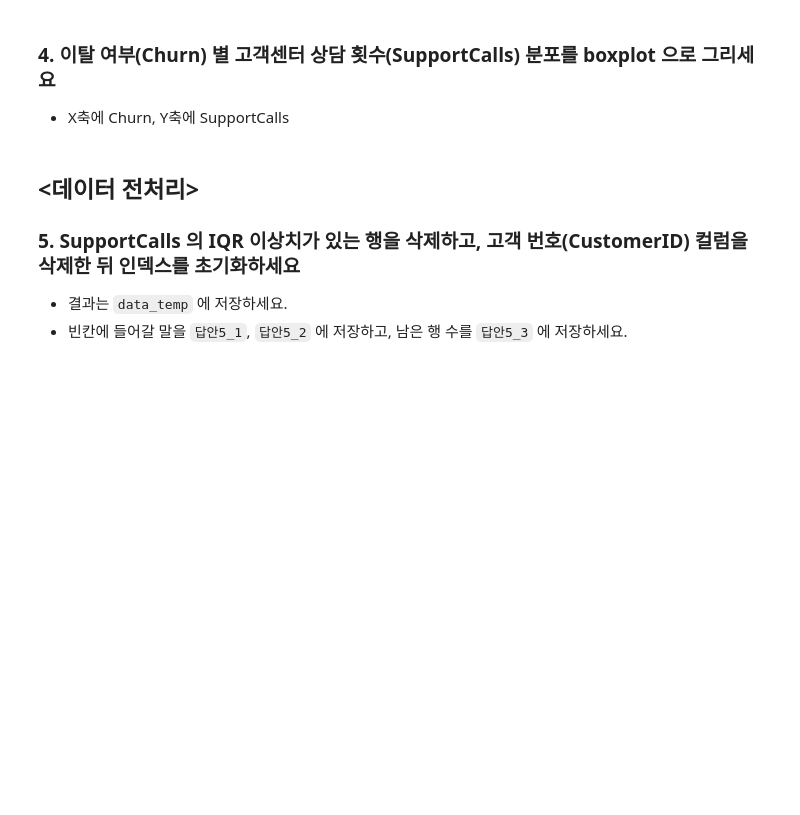
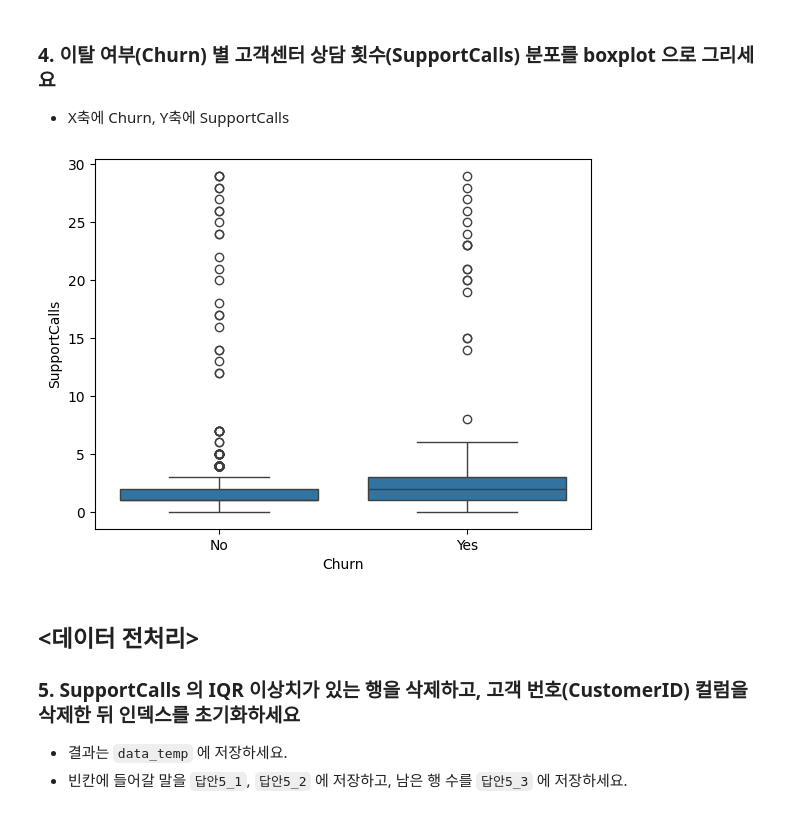
Before and after one commit to jseo0320/aice_-, a Jupyter notebook: notebooks/mock1_problem.ipynb, the cells around one changed output. Saved outputs shown, nothing was run; the diff lists cells and outputs as text; code cells hidden in the pictures; blank space fills up the shorter version.

```diff
--- a/notebooks/mock1_problem.ipynb
+++ b/notebooks/mock1_problem.ipynb
@@ -56,6 +73,11 @@ plt.show()
 # %% [markdown]
 ### 4. 이탈 여부(Churn) 별 고객센터 상담 횟수(SupportCalls) 분포를 boxplot 으로 그리세요
 - X축에 Churn, Y축에 SupportCalls
+# %%
+sns.boxplot(data=data, x='Churn', y='SupportCalls')
+plt.show()
+# %% [output]
+[figure, added]
 # %% [markdown]
 ## <데이터 전처리>
 ### 5. SupportCalls 의 IQR 이상치가 있는 행을 삭제하고, 고객 번호(CustomerID) 컬럼을 삭제한 뒤 인덱스를 초기화하세요
```
Also changed, not shown: parts of 13 cells of this notebook.
